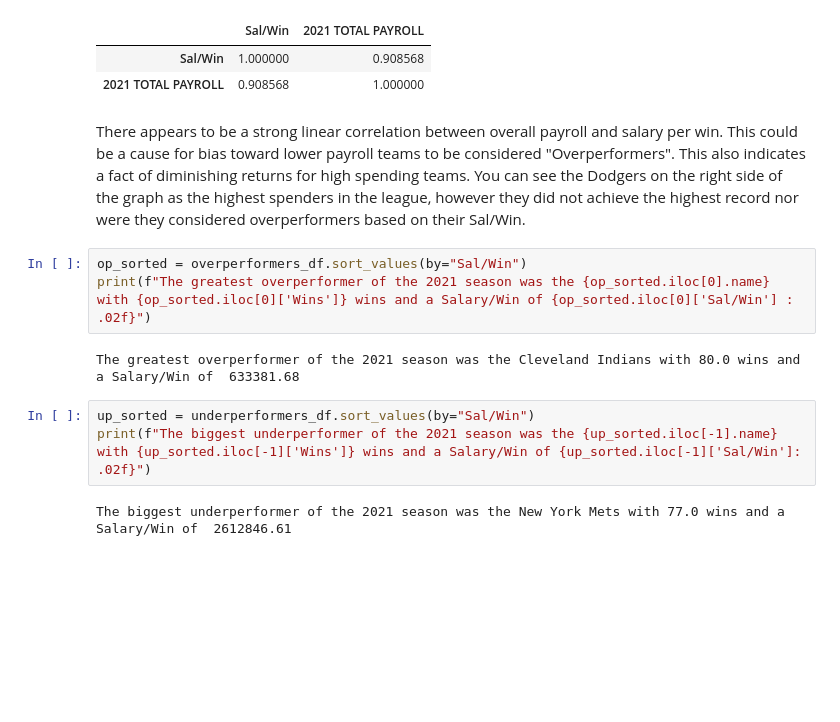
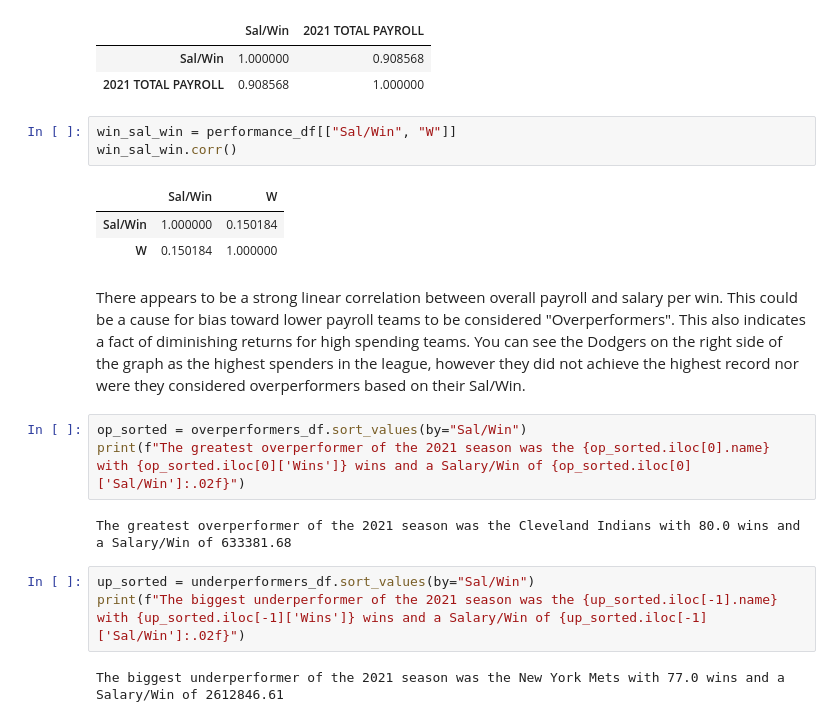
Before and after one commit to miltiades-the-general/mlb_player_value_analysis_2021, a Jupyter notebook: team_payrolls.ipynb, the cells around one changed output. Drawn from its saved outputs; the diff is of its cells as text; blank space fills up the shorter version.

```diff
--- a/team_payrolls.ipynb
+++ b/team_payrolls.ipynb
@@ -194,9 +200,16 @@ sal_sal_win.corr()
 |  | Sal/Win | 2021 TOTAL PAYROLL |
 | Sal/Win | 1.000000 | 0.908568 |
 | 2021 TOTAL PAYROLL | 0.908568 | 1.000000 |
+# %%
+win_sal_win = performance_df[["Sal/Win", "W"]]
+win_sal_win.corr()
+# %% [output]
+|  | Sal/Win | W |
+| Sal/Win | 1.000000 | 0.150184 |
+| W | 0.150184 | 1.000000 |
 # %% [markdown]
 There appears to be a strong linear correlation between overall payroll and salary per win. This could be a cause for bias toward lower payroll teams to be considered "Overperformers". This also indicates a fact of diminishing returns for high spending teams. You can see the Dodgers on the right side of the graph as the highest spenders in the league, however they did not achieve the highest record nor were they considered overperformers based on their Sal/Win.
 # %%
 op_sorted = overperformers_df.sort_values(by="Sal/Win")
-print(f"The greatest overperformer of the 2021 season was the {op_sorted.iloc[0].name} with {op_sorted.iloc[0]['Wins']} wins and a Salary/Win of {op_sorted.iloc[0]['Sal/Win'] : .02f}")
+print(f"The greatest overperformer of the 2021 season was the {op_sorted.iloc[0].name} with {op_sorted.iloc[0]['Wins']} wins and a Salary/Win of {op_sorted.iloc[0]['Sal/Win']:.02f}")
 # %% [output]
@@ -204,4 +217,4 @@ The greatest overperformer of the 2021 season was the Cleveland Indians with 80.
 # %%
 up_sorted = underperformers_df.sort_values(by="Sal/Win")
-print(f"The biggest underperformer of the 2021 season was the {up_sorted.iloc[-1].name} with {up_sorted.iloc[-1]['Wins']} wins and a Salary/Win of {up_sorted.iloc[-1]['Sal/Win']: .02f}")
+print(f"The biggest underperformer of the 2021 season was the {up_sorted.iloc[-1].name} with {up_sorted.iloc[-1]['Wins']} wins and a Salary/Win of {up_sorted.iloc[-1]['Sal/Win']:.02f}")
 # %% [output]
```
Also changed, not shown: parts of 4 cells of this notebook.
